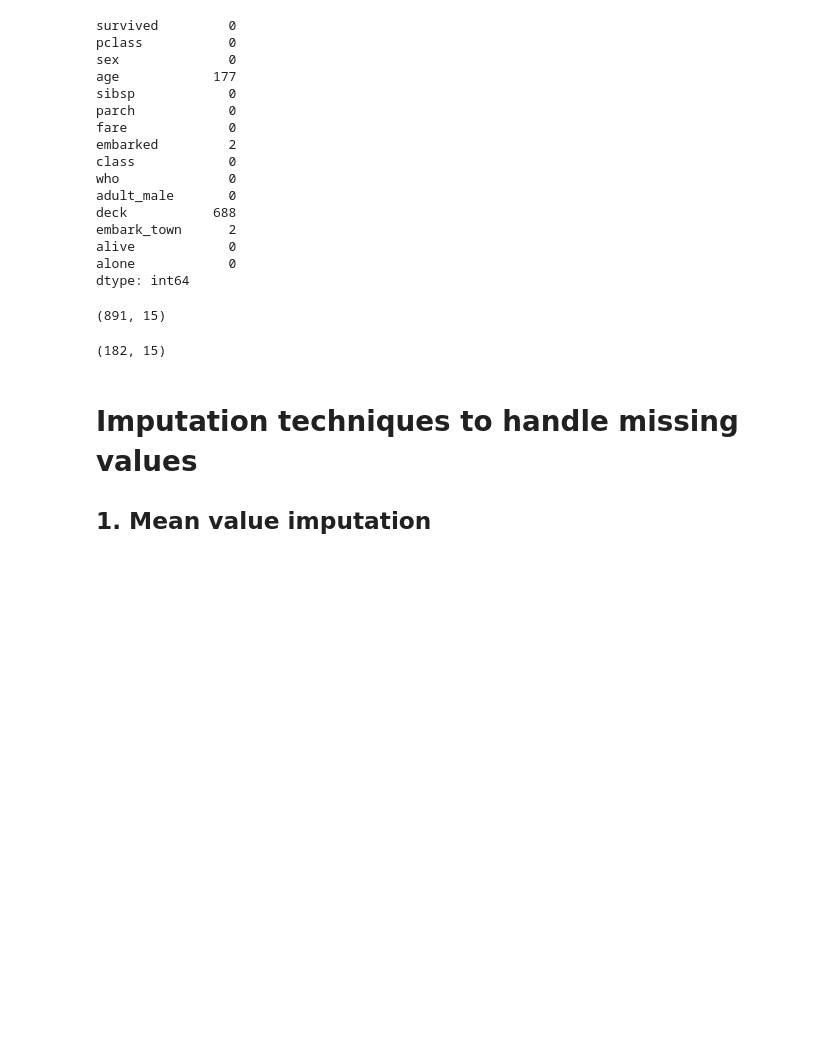
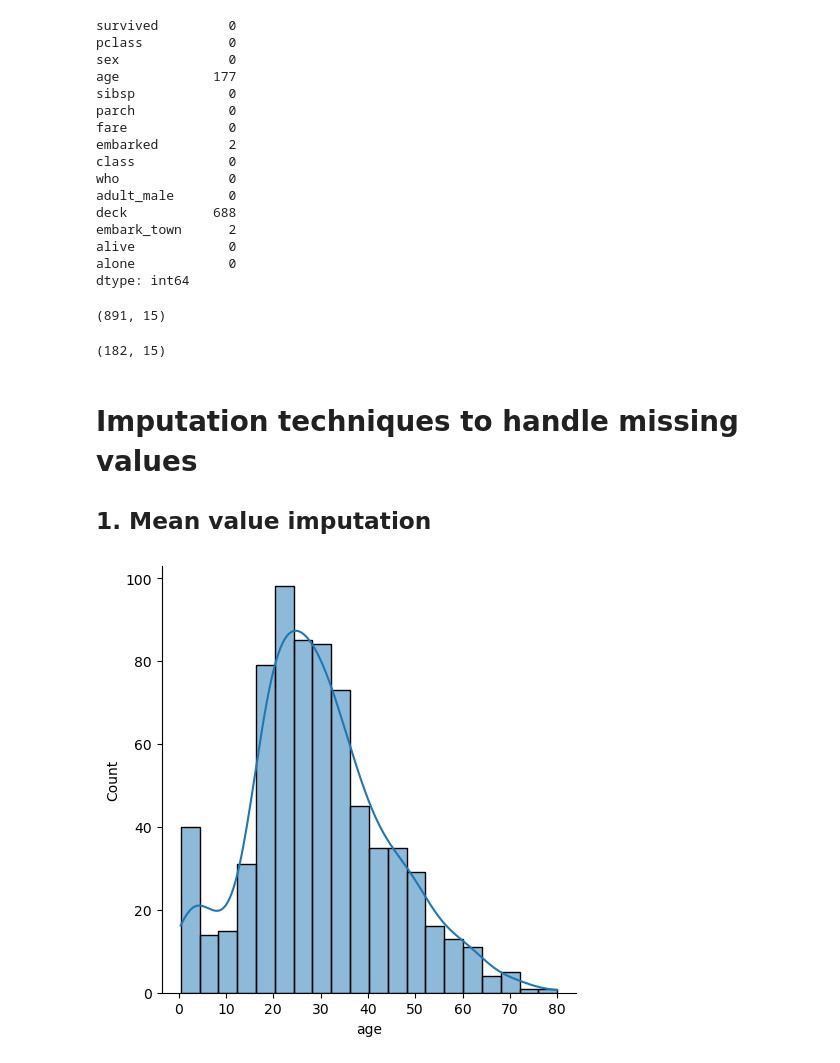
Before and after one commit to devarifkhan/machine_learning_and_deep_learning_and_nlp, a Jupyter notebook: Feature Engineering/handling missing values code.ipynb, the cells around one changed output. Saved outputs shown, nothing was run; the diff lists cells and outputs as text; code cells hidden in the pictures; blank space fills up the shorter version.

```diff
--- a/Feature Engineering/handling missing values code.ipynb
+++ b/Feature Engineering/handling missing values code.ipynb
@@ -44,3 +44,9 @@ df.dropna().shape
 # %% [markdown]
 # Imputation techniques to handle missing values
 ## 1. Mean value imputation
+# %%
+import matplotlib.pyplot as plt
+sns.displot(df['age'],kde=True)
+plt.show()
+# %% [output]
+[figure, added]
```
Also changed, not shown: parts of 10 cells of this notebook.
